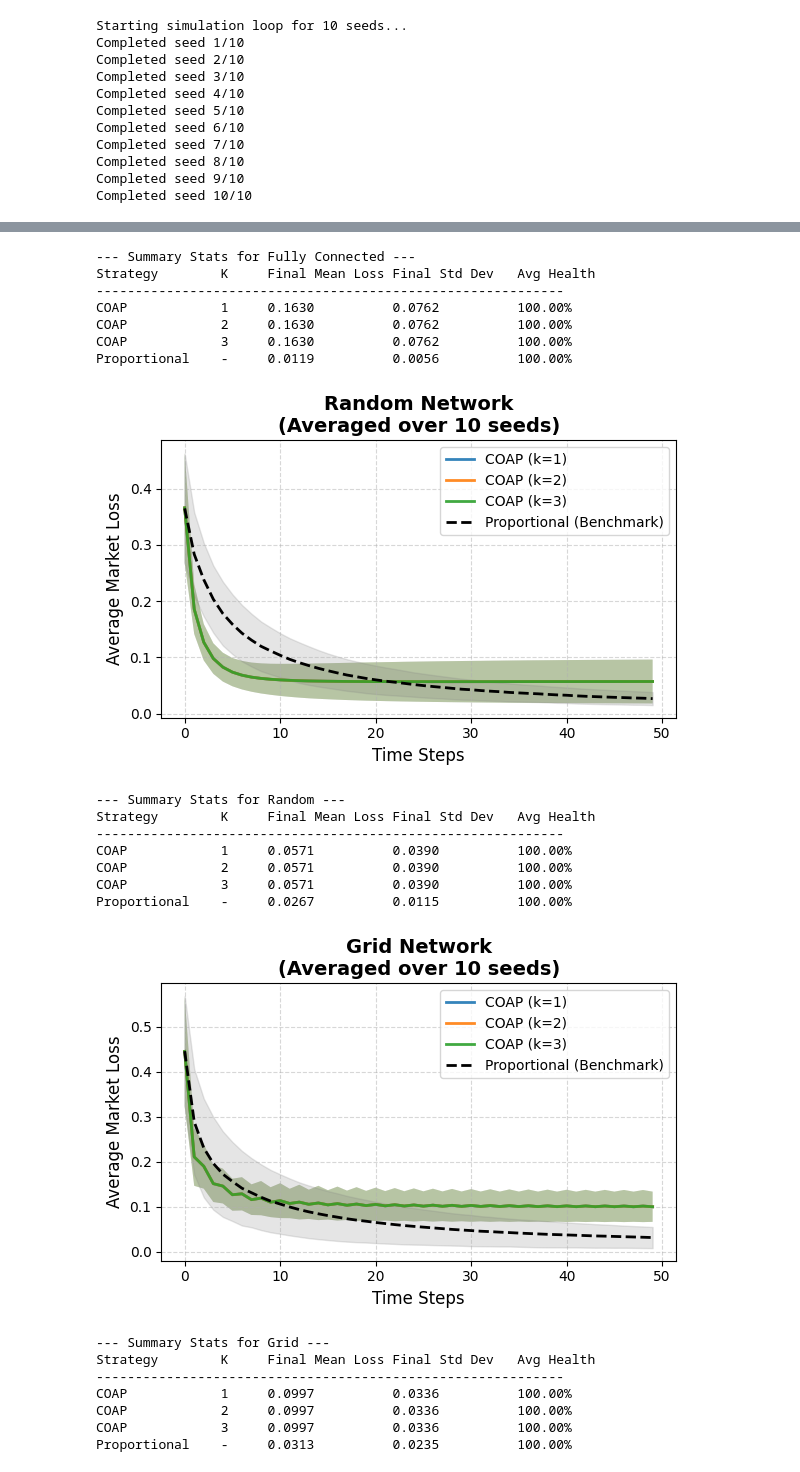
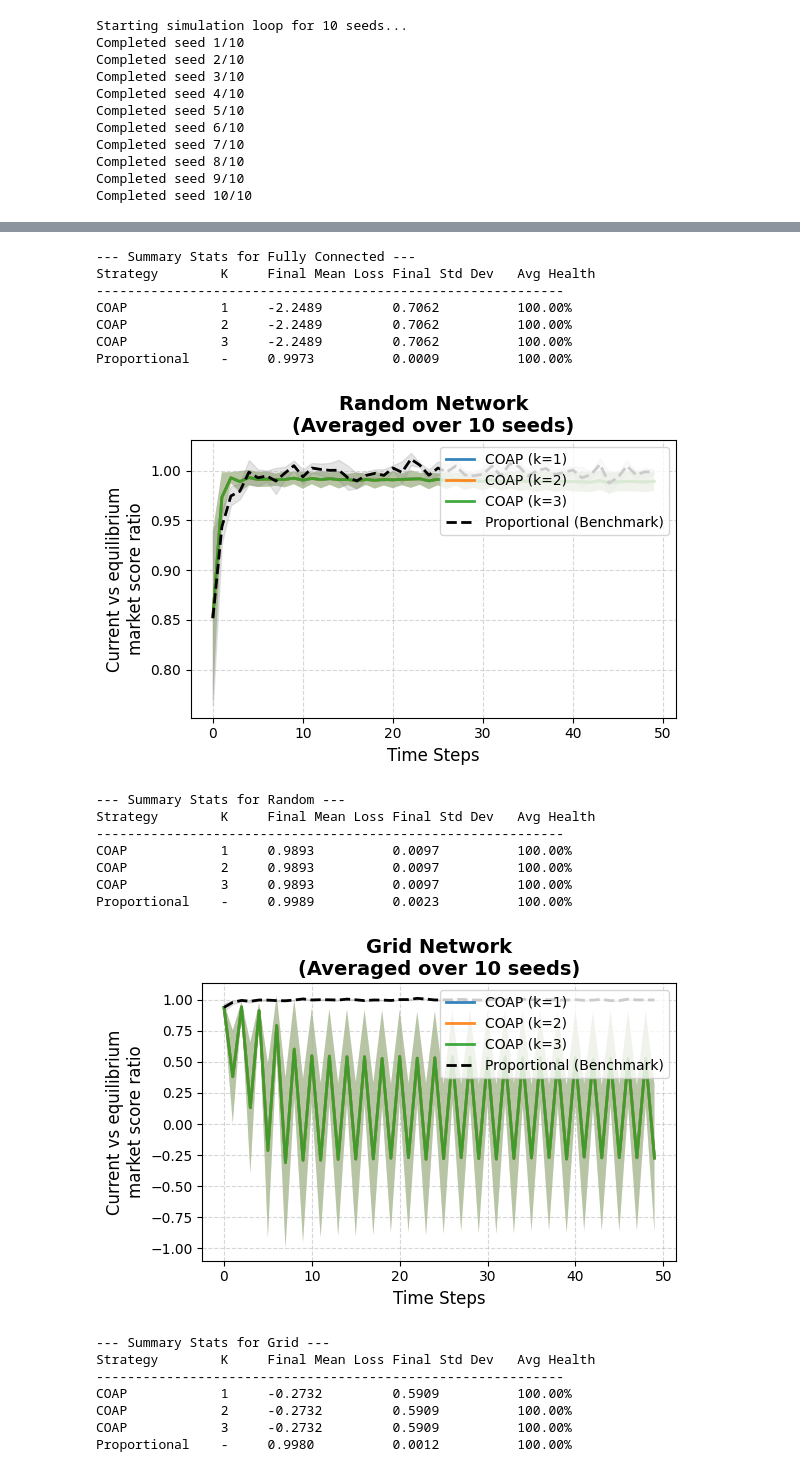
Before and after one commit to Joeri-G/Ant, a Jupyter notebook: experiments/small_network_market_score.ipynb, the cells around one changed output, grey strips where cells are left out. Drawn from its saved outputs; the diff is of its cells as text; code cells hidden in the pictures.

```diff
--- a/experiments/small_network_market_score.ipynb
+++ b/experiments/small_network_market_score.ipynb
@@ -84,19 +84,18 @@ for seed_idx in range(NUM_SEEDS):
             optimal_allocations, utility_vector = P4(_market)
             _market.set_market_equilibrium(optimal_allocations, utility_vector)
 
-            # SimulaMARKET_SCORE_INSTEAD_OF_UTILITY
             if MARKET_SCORE_INSTEAD_OF_UTILITY == 1:
                 sim_result = _market.simulate(
                     SIMULATION_DURATION,
                     use_average_in_market_loss=False,
-                    return_utility_instead_of_market_loss=True
+                    return_proportional_utility_instead_of_market_loss=True
                 )
 
             else:
                 sim_result = _market.simulate(
                     SIMULATION_DURATION,
                     use_average_in_market_loss=True,
-                    return_utility_instead_of_market_loss=False
+                    return_proportional_utility_instead_of_market_loss=False
                 )
 
             window_data = sim_result[WINDOW_START:WINDOW_END]
@@ -127,14 +126,14 @@ for seed_idx in range(NUM_SEEDS):
                     sim_result = _market.simulate(
                         SIMULATION_DURATION,
                         use_average_in_market_loss=False,
-                        return_utility_instead_of_market_loss=True
+                        return_proportional_utility_instead_of_market_loss=True
                     )
 
                 else:
                     sim_result = _market.simulate(
                         SIMULATION_DURATION,
                         use_average_in_market_loss=True,
-                        return_utility_instead_of_market_loss=False
+                        return_proportional_utility_instead_of_market_loss=False
                     )
                 window_data = sim_result[WINDOW_START:WINDOW_END]
                 results_store[graph_type][b_agent][None].append(window_data)
@@ -188,7 +187,7 @@ for graph_type in results_store.keys():
             plt.fill_between(time_steps, mean_loss - std_loss, mean_loss + std_loss, alpha=0.2, color='gray')
 
     plt.xlabel("Time Steps", fontsize=12)
-    plt.ylabel("Average Market Loss", fontsize=12)
+    plt.ylabel("Current vs equilibrium\nmarket score ratio", fontsize=12)
     plt.title(f"{graph_type} Network\n(Averaged over {NUM_SEEDS} seeds)", fontsize=14, fontweight='bold')
     plt.legend(loc='upper right', fontsize=10)
     plt.grid(True, which='both', linestyle='--', alpha=0.5)
@@ -233,23 +232,23 @@ for graph_type in results_store.keys():
 --- Summary Stats for Fully Connected ---
 Strategy        K     Final Mean Loss Final Std Dev   Avg Health
 ------------------------------------------------------------
-COAP            1     0.1630          0.0762          100.00%
-COAP            2     0.1630          0.0762          100.00%
-COAP            3     0.1630          0.0762          100.00%
-Proportional    -     0.0119          0.0056          100.00%
+COAP            1     -2.2489         0.7062          100.00%
+COAP            2     -2.2489         0.7062          100.00%
+COAP            3     -2.2489         0.7062          100.00%
+Proportional    -     0.9973          0.0009          100.00%
-[figure, old version]
+[figure, new version]
 --- Summary Stats for Random ---
 Strategy        K     Final Mean Loss Final Std Dev   Avg Health
 ------------------------------------------------------------
-COAP            1     0.0571          0.0390          100.00%
-COAP            2     0.0571          0.0390          100.00%
-COAP            3     0.0571          0.0390          100.00%
-Proportional    -     0.0267          0.0115          100.00%
+COAP            1     0.9893          0.0097          100.00%
+COAP            2     0.9893          0.0097          100.00%
+COAP            3     0.9893          0.0097          100.00%
+Proportional    -     0.9989          0.0023          100.00%
-[figure, old version]
+[figure, new version]
 --- Summary Stats for Grid ---
 Strategy        K     Final Mean Loss Final Std Dev   Avg Health
 ------------------------------------------------------------
-COAP            1     0.0997          0.0336          100.00%
-COAP            2     0.0997          0.0336          100.00%
-COAP            3     0.0997          0.0336          100.00%
-Proportional    -     0.0313          0.0235          100.00%
+COAP            1     -0.2732         0.5909          100.00%
+COAP            2     -0.2732         0.5909          100.00%
+COAP            3     -0.2732         0.5909          100.00%
+Proportional    -     0.9980          0.0012          100.00%
```
Also changed, not shown: parts of 2 cells of this notebook, 3 other files.
